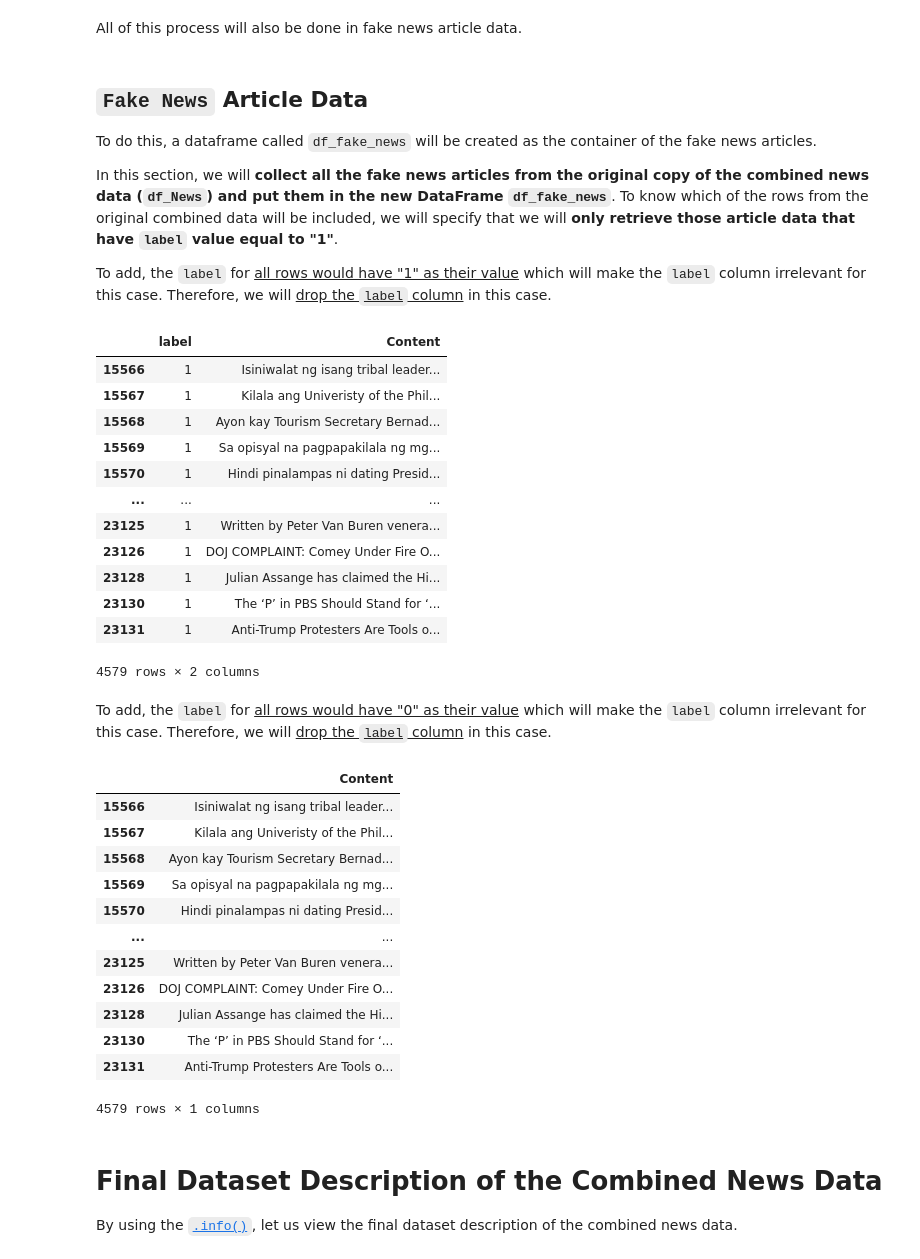
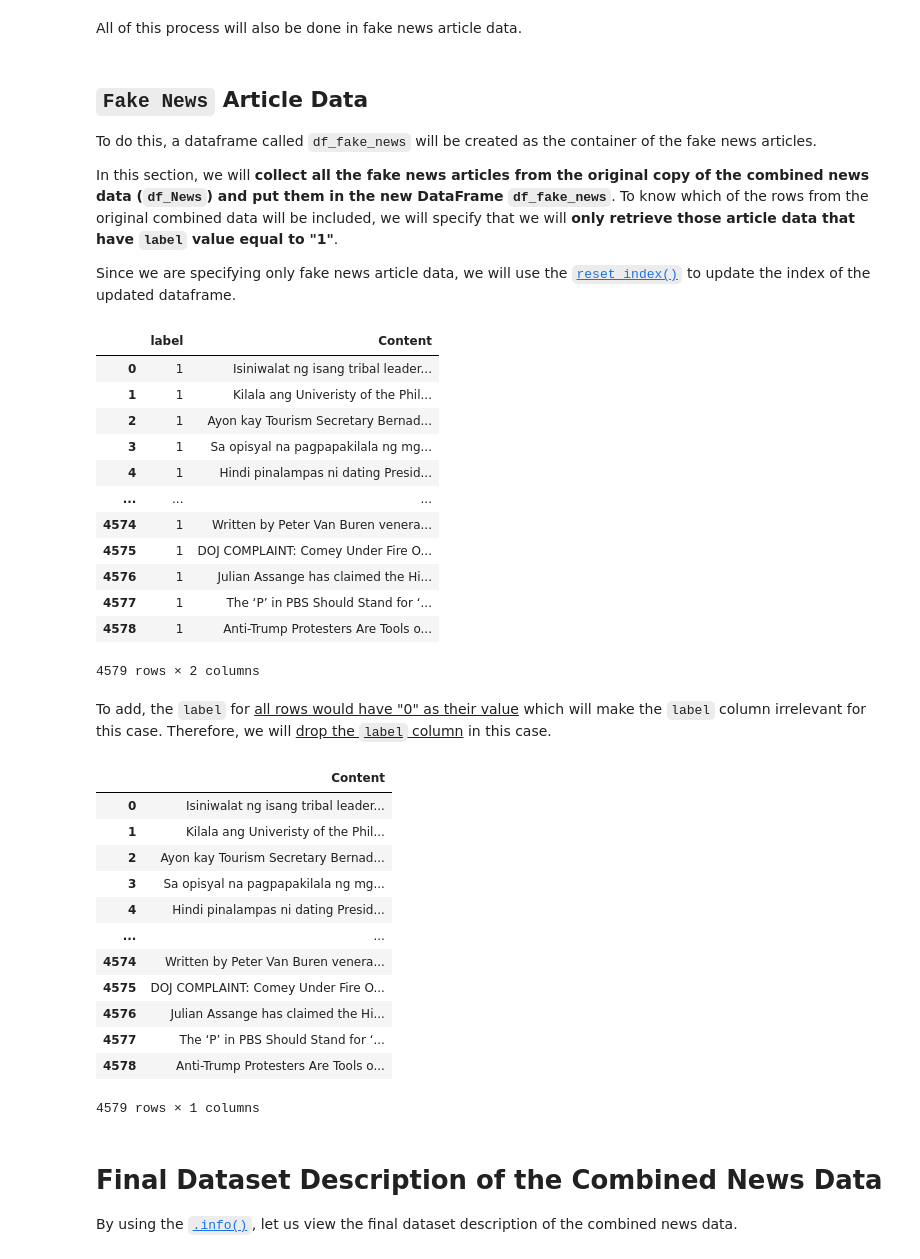
Before and after one commit to francheska-vicente/data102-fake-news, a Jupyter notebook: main-Copy1.ipynb, the cells around one changed output. Saved outputs shown, nothing was run; the diff lists cells and outputs as text; code cells hidden in the pictures.

```diff
--- a/main-Copy1.ipynb
+++ b/main-Copy1.ipynb
@@ -1257,43 +1269,46 @@ To do this, a dataframe called `df_fake_news` will be created as the container o
 
 In this section, we will **collect all the fake news articles from the original copy of the combined news data (`df_News`) and put them in the new DataFrame `df_fake_news`**. To know which of the rows from the original combined data will be included, we will specify that we will **only retrieve those article data that have `label` value equal to "1"**.
 
-To add, the `label` for <u>all rows would have "1" as their value</u> which will make the `label` column irrelevant for this case. Therefore, we will <u>drop the `label` column</u> in this case.
+Since we are specifying only fake news article data, we will use the [`reset_index()`](https://pandas.pydata.org/docs/reference/api/pandas.DataFrame.reset_index.html) to update the index of the updated dataframe.
 # %%
 # Create a DataFrame for fake news (where 'label' is 1)
 df_fake_news = df_News[df_News['label'] == 1].copy()
+df_fake_news = df_fake_news.reset_index(drop=True)
+
 df_fake_news
 # %% [output]
 |  | label | Content |
-| 15566 | 1 | Isiniwalat ng isang tribal leader... |
-| 15567 | 1 | Kilala ang Univeristy of the Phil... |
-| 15568 | 1 | Ayon kay Tourism Secretary Bernad... |
-| 15569 | 1 | Sa opisyal na pagpapakilala ng mg... |
-| 15570 | 1 | Hindi pinalampas ni dating Presid... |
+| 0 | 1 | Isiniwalat ng isang tribal leader... |
+| 1 | 1 | Kilala ang Univeristy of the Phil... |
+| 2 | 1 | Ayon kay Tourism Secretary Bernad... |
+| 3 | 1 | Sa opisyal na pagpapakilala ng mg... |
+| 4 | 1 | Hindi pinalampas ni dating Presid... |
 | ... | ... | ... |
-| 23125 | 1 | Written by Peter Van Buren venera... |
-| 23126 | 1 | DOJ COMPLAINT: Comey Under Fire O... |
-| 23128 | 1 | Julian Assange has claimed the Hi... |
-| 23130 | 1 | The ‘P’ in PBS Should Stand for ‘... |
-| 23131 | 1 | Anti-Trump Protesters Are Tools o... |
+| 4574 | 1 | Written by Peter Van Buren venera... |
+| 4575 | 1 | DOJ COMPLAINT: Comey Under Fire O... |
+| 4576 | 1 | Julian Assange has claimed the Hi... |
+| 4577 | 1 | The ‘P’ in PBS Should Stand for ‘... |
+| 4578 | 1 | Anti-Trump Protesters Are Tools o... |
 4579 rows × 2 columns
 # %% [markdown]
 To add, the `label` for <u>all rows would have "0" as their value</u> which will make the `label` column irrelevant for this case. Therefore, we will <u>drop the `label` column</u> in this case.
 # %%
 df_fake_news.drop(['label'], axis=1, inplace=True)
+
 df_fake_news
 # %% [output]
 |  | Content |
-| 15566 | Isiniwalat ng isang tribal leader... |
-| 15567 | Kilala ang Univeristy of the Phil... |
-| 15568 | Ayon kay Tourism Secretary Bernad... |
-| 15569 | Sa opisyal na pagpapakilala ng mg... |
-| 15570 | Hindi pinalampas ni dating Presid... |
+| 0 | Isiniwalat ng isang tribal leader... |
+| 1 | Kilala ang Univeristy of the Phil... |
+| 2 | Ayon kay Tourism Secretary Bernad... |
+| 3 | Sa opisyal na pagpapakilala ng mg... |
+| 4 | Hindi pinalampas ni dating Presid... |
 | ... | ... |
-| 23125 | Written by Peter Van Buren venera... |
-| 23126 | DOJ COMPLAINT: Comey Under Fire O... |
-| 23128 | Julian Assange has claimed the Hi... |
-| 23130 | The ‘P’ in PBS Should Stand for ‘... |
-| 23131 | Anti-Trump Protesters Are Tools o... |
+| 4574 | Written by Peter Van Buren venera... |
+| 4575 | DOJ COMPLAINT: Comey Under Fire O... |
+| 4576 | Julian Assange has claimed the Hi... |
+| 4577 | The ‘P’ in PBS Should Stand for ‘... |
+| 4578 | Anti-Trump Protesters Are Tools o... |
 4579 rows × 1 columns
 # %% [markdown]
 # Final Dataset Description of the Combined News Data
```
Also changed, not shown: parts of 10 cells of this notebook.
